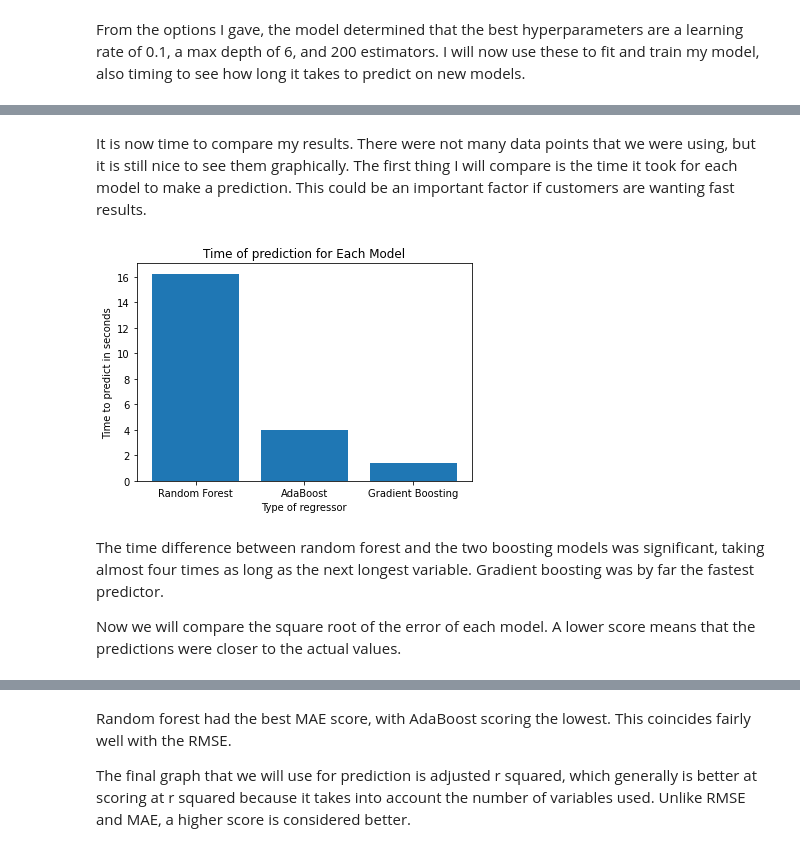
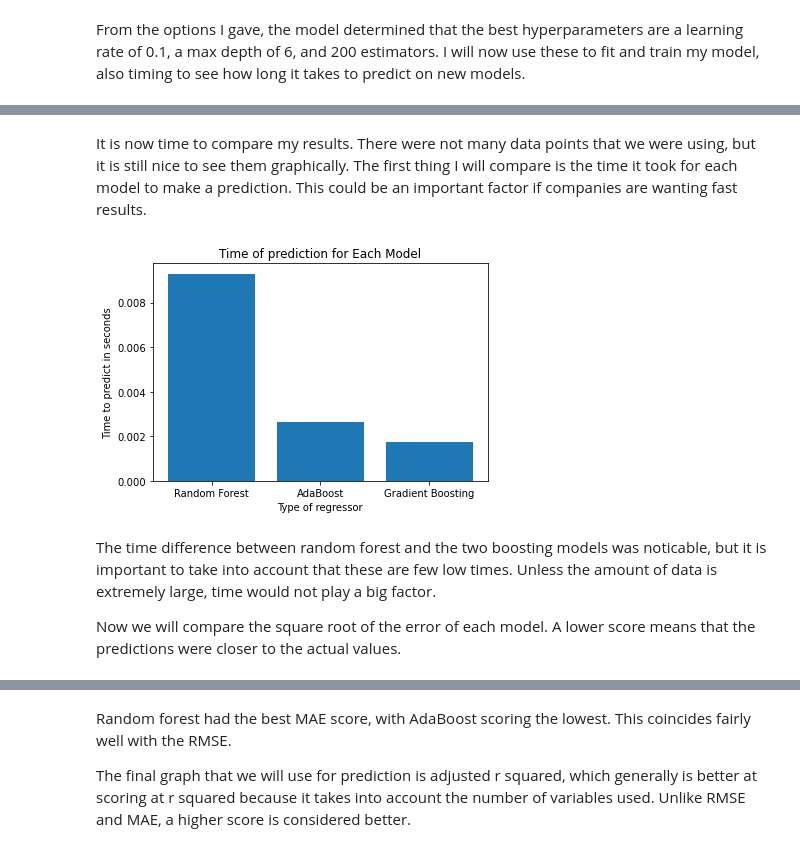
Before and after one commit to dawgtree/CapstoneTwoProject, a Jupyter notebook: 2nd_Capstone_Modeling.ipynb, the cells around one changed output, grey strips where cells are left out. Saved outputs shown, nothing was run; the diff lists cells and outputs as text; code cells hidden in the pictures.

```diff
--- a/2nd_Capstone_Modeling.ipynb
+++ b/2nd_Capstone_Modeling.ipynb
@@ -103,0 +104,3 @@ rf_pred_time
+# %%
+rf_time = rf_pred_time/len(X_test)*100
+rf_time
@@ -163,0 +203,3 @@ ab_pred_time
+# %%
+ab_time = ab_pred_time/len(X_test)*100
+ab_time
@@ -225,0 +314,3 @@ The time taken was about 1.4 seconds.  Now I will get the rmse, mae, and adjuste
+# %%
+gb_time = gb_pred_time/len(X_test)*100
+gb_time
@@ -246,18 +371,18 @@ gb_adjrsq
 # %% [markdown]
-It is now time to compare my results.  There were not many data points that we were using, but it is still nice to see them graphically.  The first thing I will compare is the time it took for each model to make a prediction.  This could be an important factor if customers are wanting fast results.
+It is now time to compare my results.  There were not many data points that we were using, but it is still nice to see them graphically.  The first thing I will compare is the time it took for each model to make a prediction.  This could be an important factor if companies are wanting fast results.
 # %%
-all_times = [rf_pred_time, ab_pred_time, gb_pred_time]
+all_times = [rf_time, ab_time, gb_time]
 labels = ['Random Forest', 'AdaBoost', 'Gradient Boosting']
 fig,ax = plt.subplots()
 time_bar = ax.bar(labels,all_times)
 ax.set_xlabel('Type of regressor')
 ax.set_ylabel('Time to predict in seconds')
 ax.set_title('Time of prediction for Each Model')
 plt.show()
 # %% [output]
-[figure, old version]
+[figure, new version]
 # %% [markdown]
-The time difference between random forest and the two boosting models was significant, taking almost four times as long as the next longest variable.  Gradient boosting was by far the fastest predictor.
+The time difference between random forest and the two boosting models was noticable, but it is important to take into account that these are few low times.  Unless the amount of data is extremely large, time would not play a big factor.
 
 Now we will compare the square root of the error of each model.  A lower score means that the predictions were closer to the actual values.
 # %%
```
Also changed, not shown: parts of 49 cells of this notebook.
